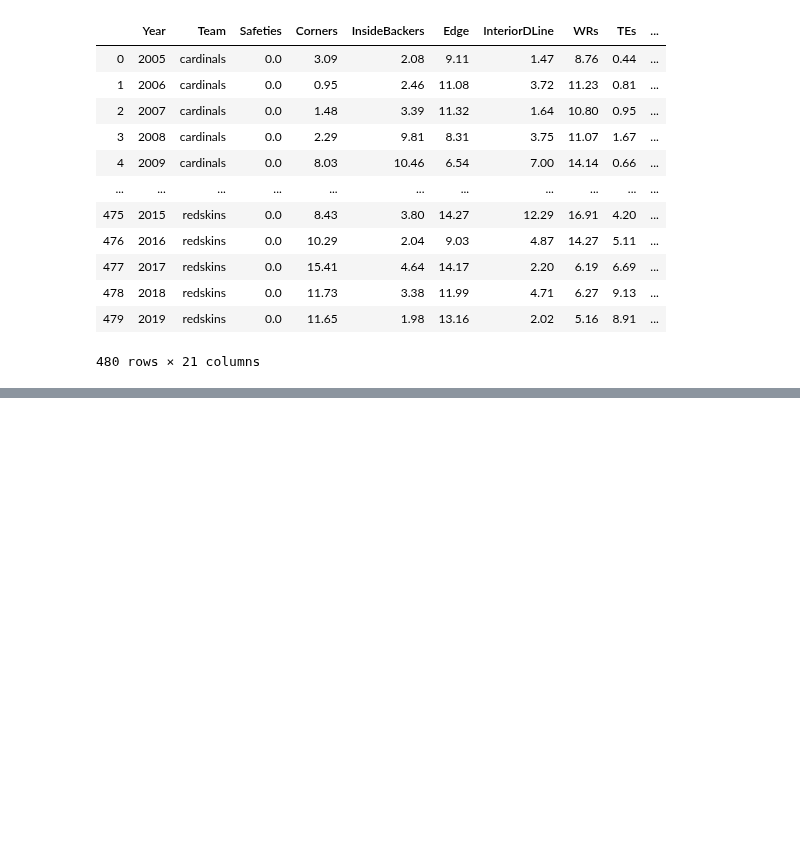
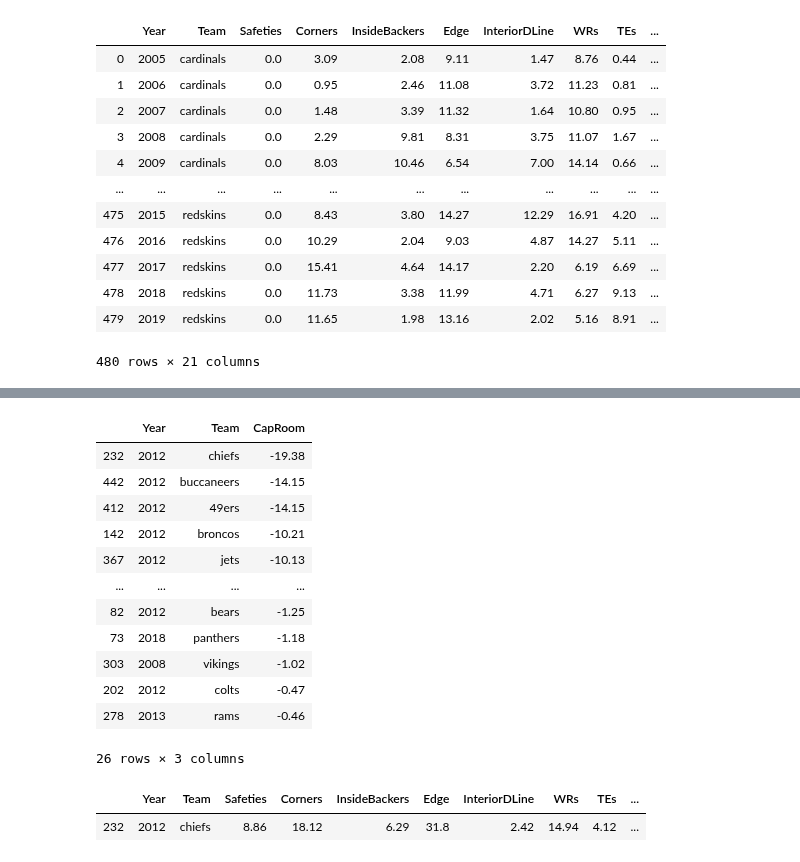
Before and after one commit to MattZlotnik/PreviousProjects, a Jupyter notebook: AllProjects/NFL Salary Cap Clustering Analysis/Data Cleaning and Feature Engineering.ipynb, the cells around one changed output, grey strips where cells are left out. Cells and saved outputs as stored; diff of their text form; code cells hidden in the pictures; blank space fills up the shorter version.

```diff
--- a/AllProjects/NFL Salary Cap Clustering Analysis/Data Cleaning and Feature Engineering.ipynb
+++ b/AllProjects/NFL Salary Cap Clustering Analysis/Data Cleaning and Feature Engineering.ipynb
@@ -362,0 +388,4 @@ GB12Buck
+# %%
+Df['CapRoom'] = 100 - (Df['Safeties'] + Df['Corners'] + Df['InsideBackers'] + Df['Edge'] + Df['InteriorDLine'] + Df['WRs'] + Df['TEs'] + Df['InteriorOLine'] + Df['Tackles'] + Df['QB'] + Df['RB'] + Df['Special'])
+# %%
+CapRoomDf = Df[['Year', 'Team', 'CapRoom']]
@@ -362,0 +394,21 @@ GB12Buck
+# %%
+CapRoomDf[(CapRoomDf['CapRoom'] < 0)&(CapRoomDf['Year'] != 2010)].sort_values(by = 'CapRoom')
+# %% [output]
+|  | Year | Team | CapRoom |
+| 232 | 2012 | chiefs | -19.38 |
+| 442 | 2012 | buccaneers | -14.15 |
+| 412 | 2012 | 49ers | -14.15 |
+| 142 | 2012 | broncos | -10.21 |
+| 367 | 2012 | jets | -10.13 |
+| ... | ... | ... | ... |
+| 82 | 2012 | bears | -1.25 |
+| 73 | 2018 | panthers | -1.18 |
+| 303 | 2008 | vikings | -1.02 |
+| 202 | 2012 | colts | -0.47 |
+| 278 | 2013 | rams | -0.46 |
+26 rows × 3 columns
+# %%
+Df[(Df['Team'] == 'chiefs')&(Df['Year'] == 2012)]
+# %% [output]
+|  | Year | Team | Safeties | Corners | InsideBackers | Edge | InteriorDLine | WRs | TEs | ... |
+| 232 | 2012 | chiefs | 8.86 | 18.12 | 6.29 | 31.8 | 2.42 | 14.94 | 4.12 | ... |
```
Also changed, not shown: parts of 8 cells of this notebook, 3 other files.
